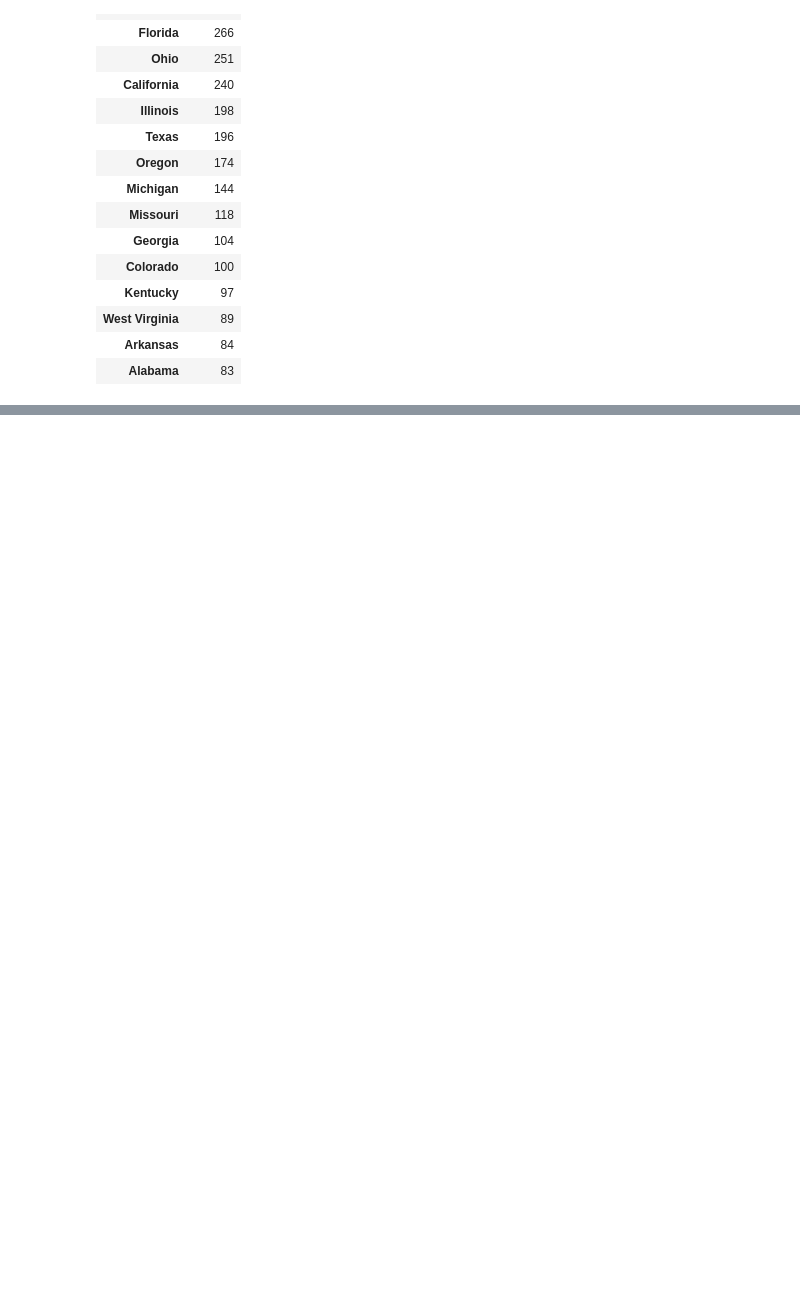
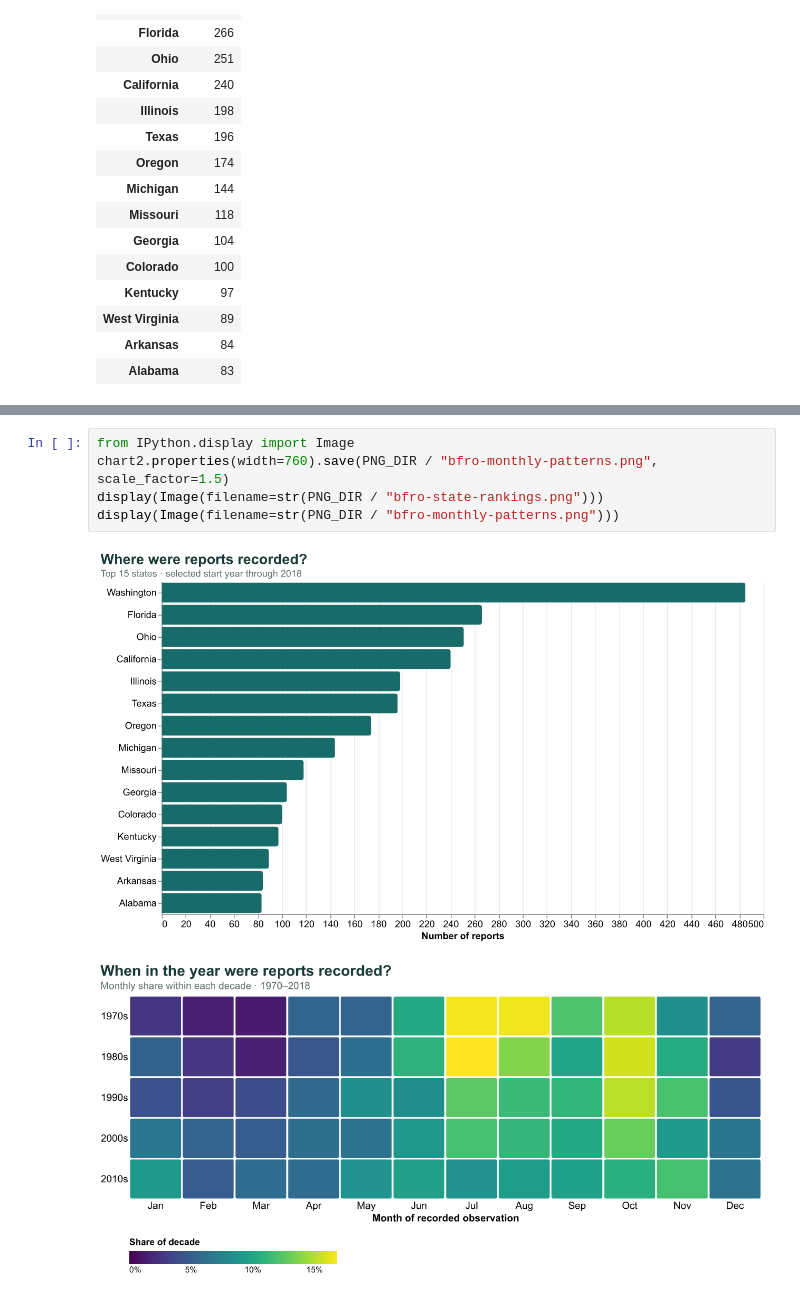
Before and after one commit to justin1540/justin1540.github.io, a Jupyter notebook: python_notebooks/bfro_reports.ipynb, the cells around one changed output, grey strips where cells are left out. Cells and saved outputs as stored; diff of their text form; blank space fills up the shorter version.

```diff
--- a/python_notebooks/bfro_reports.ipynb
+++ b/python_notebooks/bfro_reports.ipynb
@@ -202,0 +207,8 @@ Saved two Vega-Lite JSON specifications, a project thumbnail, and the cleaning s
+# %%
+from IPython.display import Image
+chart2.properties(width=760).save(PNG_DIR / "bfro-monthly-patterns.png", scale_factor=1.5)
+display(Image(filename=str(PNG_DIR / "bfro-state-rankings.png")))
+display(Image(filename=str(PNG_DIR / "bfro-monthly-patterns.png")))
+# %% [output]
+[figure, added]
+[figure, added]
```
Also changed, not shown: parts of 1 cell of this notebook, 2 other files.
